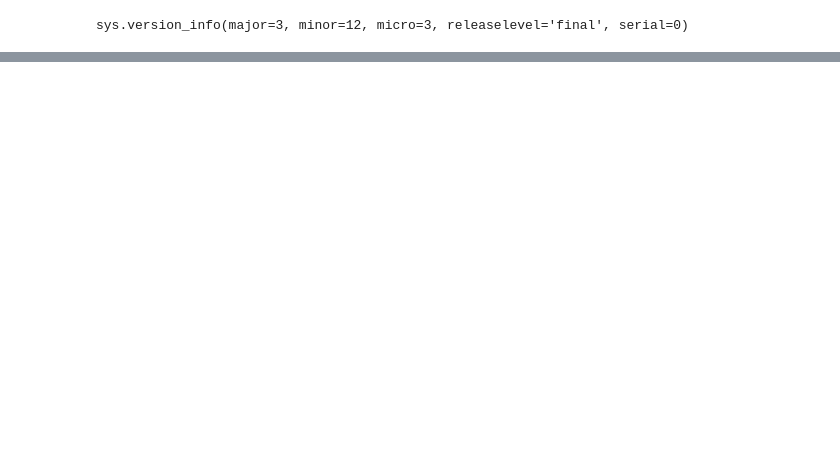
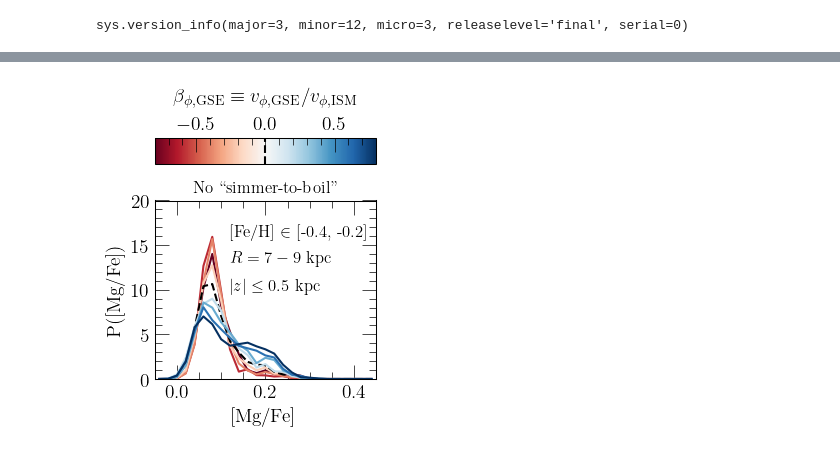
Before and after one commit to giganano/merger-flows, a Jupyter notebook: notebooks/trajectory-comp.ipynb, the cells around one changed output, grey strips where cells are left out. Saved outputs shown, nothing was run; the diff lists cells and outputs as text; code cells hidden in the pictures; blank space fills up the shorter version.

```diff
--- a/notebooks/trajectory-comp.ipynb
+++ b/notebooks/trajectory-comp.ipynb
@@ -196,0 +213,77 @@ plt.show()
+# %%
+COLORMAP = "RdBu"
+BETAPHIIN = [-0.8, -0.6, -0.4, -0.2, 0, 0.2, 0.4, 0.6, 0.8]
+# BETAPHIIN = [-0.6, -0.4, -0.2, 0, 0.2, 0.4, 0.6, 0.8]
+FEH_MIN = -0.4
+FEH_MAX = -0.2
+FEH_ERR = 0.0087
+MGFE_ERR = 0.017
+
+fig = plt.figure(figsize = (3, 3.7))
+ax = fig.add_subplot(111)
+ax.set_xlabel(r"[Mg/Fe]")
+ax.set_ylabel(r"P([Mg/Fe])")
+ax.set_xlim([-0.05, 0.45])
+ax.set_xticks([0, 0.2, 0.4])
+ax.set_ylim([0, 20])
+ax.set_yticks([0, 5, 10, 15, 20])
+ax.set_title("No ``simmer-to-boil''", fontsize = 12)
+
+norm = plt.Normalize(vmin = -0.8, vmax = 0.8)
+cmap = plt.cm.ScalarMappable(cmap = COLORMAP, norm = norm)
+cbar_ax = fig.add_axes([0.2, 0.8, 0.6, 0.1])
+cbar = plt.colorbar(cmap, cax = cbar_ax, orientation = "horizontal", location = "top")
+cbar.set_label(r"$\beta_{\phi,\text{GSE}} \equiv v_{\phi,\text{GSE}} / v_{\phi,\text{ISM}}$", labelpad = 10)
+# cbar.set_ticks([-0.8, -0.6, -0.4, -0.2, 0, 0.2, 0.4, 0.6, 0.8])
+cbar.ax.axvline(0, c = named_colors()["black"], linestyle = "--")
+
+def plot_abundances(ax, output, radius = 8, rmin = 7, rmax = 9,
+    abszmin = 0, abszmax = 0.5, fehmin = FEH_MIN, fehmax = FEH_MAX, zone_width = 0.1, **kwargs):
+    zone = int(radius / zone_width)
+    zone = output.zones["zone%d" % (zone)]
+    stars = output.stars.filter(
+        "zone_final", ">=", int(rmin / zone_width)).filter(
+        "zone_final", "<=", int(rmax / zone_width) - 1).filter(
+        "absz", ">=", abszmin).filter(
+        "absz", "<=", abszmax).filter(
+        "[fe/h]", ">=", fehmin).filter(
+        "[fe/h]", "<=", fehmax).filter(
+        "mass", ">=", 1)
+    err_feh = np.random.normal(scale = FEH_ERR, size = len(stars["mass"]))
+    err_mgfe = np.random.normal(scale = MGFE_ERR, size = len(stars["mass"]))
+    for i in range(len(stars["mass"])):
+        stars["[fe/h]"][i] += err_feh[i]
+        stars["[mg/fe]"][i] += err_mgfe[i]
+    hist, bins = np.histogram(stars["[mg/fe]"], bins = 25, range = ax.get_xlim(),
+        weights = stars["mass"], density = True)
+    xvals = [(a + b) / 2 for a, b in zip(bins[:-1], bins[1:])]
+    ax.plot(xvals, hist, **kwargs)
+
+for i in range(len(outputs)):
+    kwargs = {}
+    if BETAPHIIN[i]:
+        kwargs["c"] = cmap.to_rgba(BETAPHIIN[i])
+    else:
+        kwargs["c"] = named_colors()["black"]
+        kwargs["linestyle"] = "--"
+    plot_abundances(ax, outputs[i], **kwargs)
+
+ax.text(0.12, 16, r"[Fe/H] $\in$ [%g, %g]" % (FEH_MIN, FEH_MAX), fontsize = 12)
+ax.text(0.12, 13, r"$R = 7 - 9$ kpc", fontsize = 12)
+ax.text(0.12, 10, r"$\left|z\right| \leq 0.5$ kpc", fontsize = 12)
+
+plt.tight_layout()
+plt.subplots_adjust(top = 0.65)
+cbar_ax.set_position([
+    ax.get_position().x0,
+    ax.get_position().y1 + 0.1,
+    ax.get_position().x1 - ax.get_position().x0,
+    0.07
+])
+for ext in ["pdf", "jpeg"]:
+    kwargs = {}
+    if ext == "jpeg": kwargs["dpi"] = 200
+    plt.savefig("./trajectory-comp/nohalo-comp.%s" % (ext), **kwargs)
+plt.show()
+# %% [output]
+[figure, added]
```
Also changed, not shown: parts of 6 cells of this notebook, 28 other files.
